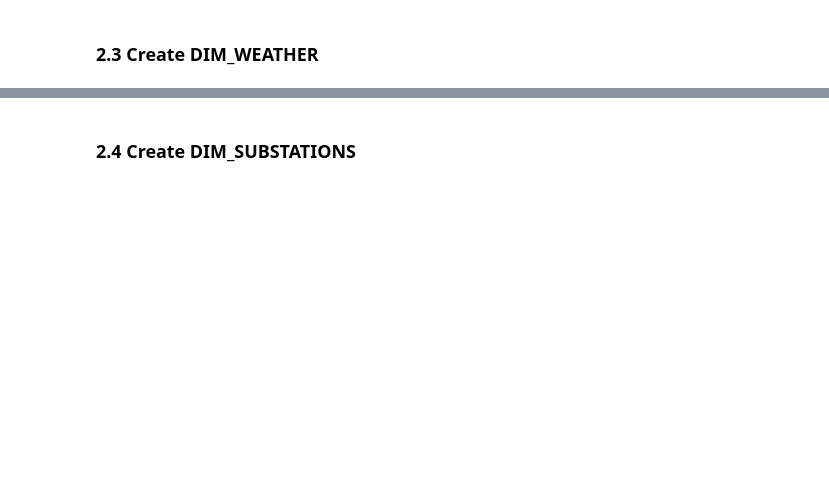
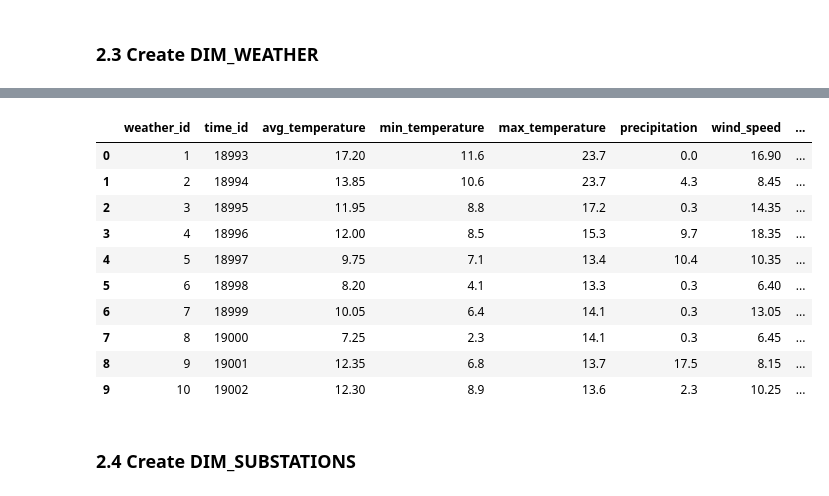
Before and after one commit to nnovajulian08/DataScienceLab, a Jupyter notebook: DW_Complete/ETL_Workflow.ipynb, the cells around one changed output, grey strips where cells are left out. Drawn from its saved outputs; the diff is of its cells as text; code cells hidden in the pictures; blank space fills up the shorter version.

```diff
--- a/DW_Complete/ETL_Workflow.ipynb
+++ b/DW_Complete/ETL_Workflow.ipynb
@@ -91,0 +185,18 @@ except FileNotFoundError as e:
+# %%
+# Clean consumption data - combine and filter for Porto Metropolitan Area
+df_consumption_pt1 = df_consumption_pt1_raw[
+    df_consumption_pt1_raw["Municipality"].isin(unique_regions)
+]
+df_consumption_pt2 = df_consumption_pt2_raw[
+    df_consumption_pt2_raw["Municipality"].isin(unique_regions)
+]
+
+# Combine both parts
+df_consumption = pd.concat(
+    [df_consumption_pt1, df_consumption_pt2],
+    axis=0,
+    ignore_index=True
+)
+
+logger.info(f"✓ Consumption data cleaned: {len(df_consumption)} rows")
+logger.info(f"  Combined from 2 datasets and filtered to Porto Metropolitan Area")
@@ -262,8 +490,12 @@ dim_weather = pd.DataFrame({
 })
 
 # Link to time dimension (day level)
+# Convert dim_time date to datetime64[ns] to match dim_weather for merge
+dim_time_for_merge = dim_time[['date', 'day_id', 'month_id', 'time_id']].drop_duplicates().copy()
+dim_time_for_merge['date'] = pd.to_datetime(dim_time_for_merge['date'])
+
 dim_weather = dim_weather.merge(
-    dim_time[['date', 'day_id', 'month_id', 'time_id']].drop_duplicates(),
+    dim_time_for_merge,
     on='date',
     how='left'
 )
@@ -287,3 +519,4 @@ dim_weather = dim_weather[[
 
 logger.info(f"✓ DIM_WEATHER created: {len(dim_weather)} rows")
 display(dim_weather.head(10))
+# %% [output]
@@ -290,3 +524,14 @@ display(dim_weather.head(10))
+|  | weather_id | time_id | avg_temperature | min_temperature | max_temperature | precipitation | wind_speed | ... |
+| 0 | 1 | 18993 | 17.20 | 11.6 | 23.7 | 0.0 | 16.90 | ... |
+| 1 | 2 | 18994 | 13.85 | 10.6 | 23.7 | 4.3 | 8.45 | ... |
+| 2 | 3 | 18995 | 11.95 | 8.8 | 17.2 | 0.3 | 14.35 | ... |
+| 3 | 4 | 18996 | 12.00 | 8.5 | 15.3 | 9.7 | 18.35 | ... |
+| 4 | 5 | 18997 | 9.75 | 7.1 | 13.4 | 10.4 | 10.35 | ... |
+| 5 | 6 | 18998 | 8.20 | 4.1 | 13.3 | 0.3 | 6.40 | ... |
+| 6 | 7 | 18999 | 10.05 | 6.4 | 14.1 | 0.3 | 13.05 | ... |
+| 7 | 8 | 19000 | 7.25 | 2.3 | 14.1 | 0.3 | 6.45 | ... |
+| 8 | 9 | 19001 | 12.35 | 6.8 | 13.7 | 17.5 | 8.15 | ... |
+| 9 | 10 | 19002 | 12.30 | 8.9 | 13.6 | 2.3 | 10.25 | ... |
 # %% [markdown]
 ### 2.4 Create DIM_SUBSTATIONS
 # %%
```
Also changed, not shown: parts of 24 cells of this notebook.
